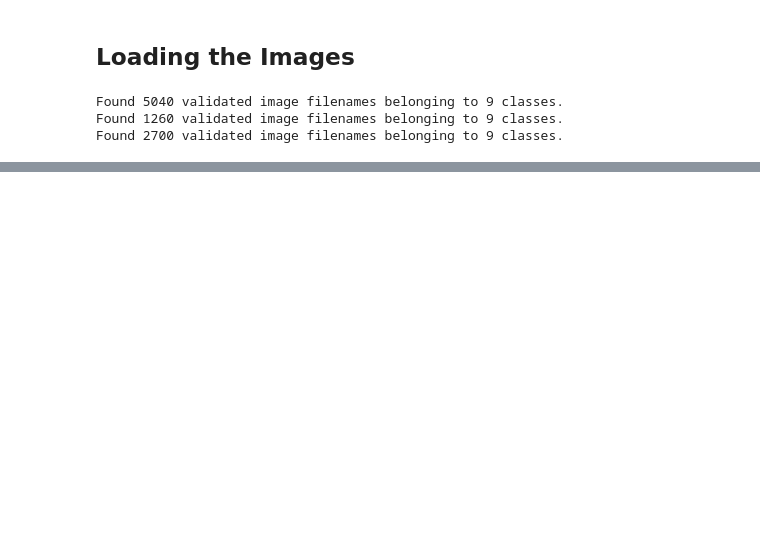
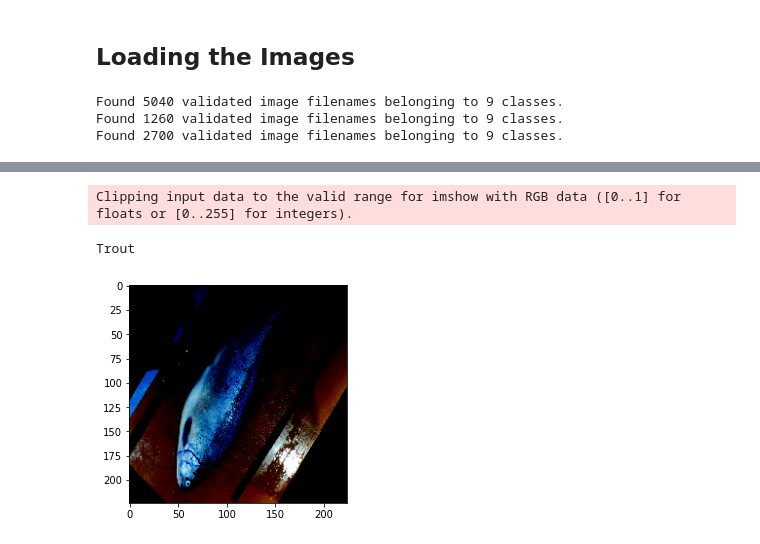
Before and after one commit to Confusion-Matrix-2023/Fish_Classification, a Jupyter notebook: fish-identification.ipynb, the cells around one changed output, grey strips where cells are left out. Cells and saved outputs as stored; diff of their text form; code cells hidden in the pictures; blank space fills up the shorter version.

```diff
--- a/fish-identification.ipynb
+++ b/fish-identification.ipynb
@@ -9,7 +9,7 @@ from sklearn.model_selection import train_test_split
 import tensorflow as tf
 # %%
 #converting this to path object allows us to search inside the directory
-image_dir = Path('../input/a-large-scale-fish-dataset/Fish_Dataset/Fish_Dataset')
+image_dir = Path('archive/Fish_Dataset/Fish_Dataset')
 # %%
 # Get filepaths and labels
 filepaths = list(image_dir.glob(r'**/*.png'))
@@ -221,0 +212,4 @@ Epoch 00013: val_loss did not improve from 0.00373
+# %%
+ldict = train_images.class_indices
+label_dict = {v: k for k, v in ldict.items()}
+label_dict
@@ -229,0 +277,13 @@ Test Accuracy: 99.96%
+# %%
+ti = test_images.next()
+for x,y in zip(ti[0],ti[1]):
+    # img = cv.imread(x[0])
+    # cv.imshow('Test Image',x[0])
+    rgb_img = cv.cvtColor(x, cv.COLOR_BGR2RGB)
+    plt.imshow(rgb_img)
+    print(label_dict[list(y).index(1)])
+    break
+# %% [output]
+Clipping input data to the valid range for imshow with RGB data ([0..1] for floats or [0..255] for integers).
+Trout
+[figure, added]
```
Also changed, not shown: parts of 11 cells of this notebook, 17 other files.
